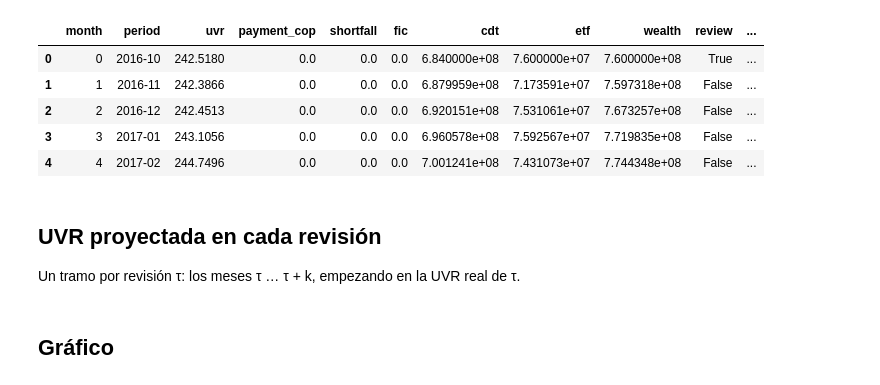
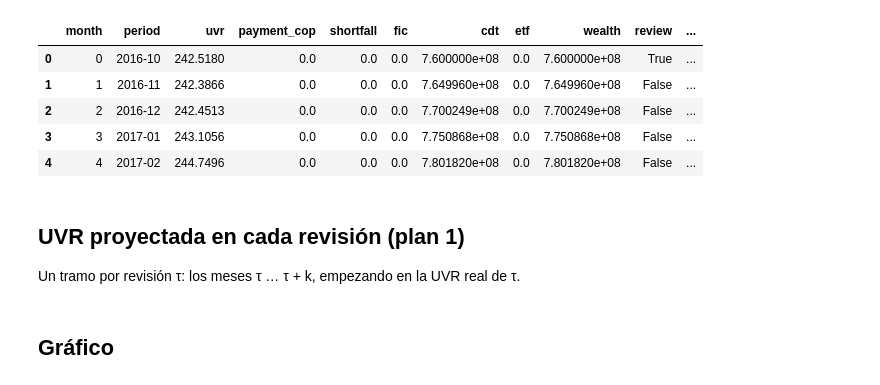
Before and after one commit to Efrain-J/seleccion-portafolio, a Jupyter notebook: notebooks/backtest_conservative.ipynb, the cells around one changed output. Cells and saved outputs as stored; diff of their text form; code cells hidden in the pictures.

```diff
--- a/notebooks/backtest_conservative.ipynb
+++ b/notebooks/backtest_conservative.ipynb
@@ -8,29 +11,35 @@ Lee `results/backtest_conservative.csv` (generado con `python -m uvr_loan.backte
 # %%
 import matplotlib.pyplot as plt
 import pandas as pd
 
 from uvr_loan.cashflows import decision_months, month_to_period
 from uvr_loan.config import RESULTS_DIR, load_assumptions
+from uvr_loan.data.cleaning import load_monthly_panel
 from uvr_loan.inflation import project_uvr, scenarios
 
 cfg = load_assumptions()
 bt = cfg["backtest"]
 k = bt["rebalance_every"]
 scenario = cfg["conservative"]["liquidity_scenario"]
-inflation = scenarios(cfg)[scenario]
+panel = load_monthly_panel(cfg)  # UVR history before each review
 
-results = pd.read_csv(RESULTS_DIR / "backtest_conservative.csv")
-results["date"] = pd.PeriodIndex(results["period"], freq="M").to_timestamp(how="end").normalize()
-results.head()
+PLANS = {"conservative": "Plan 1 – conservador", "cdt_ladder": "Plan 2 – escalera de CDT"}
+results = {}
+for plan in PLANS:
+    df = pd.read_csv(RESULTS_DIR / f"backtest_{plan}.csv")
+    df["date"] = pd.PeriodIndex(df["period"], freq="M").to_timestamp(how="end").normalize()
+    results[plan] = df
+dates = results["conservative"]["date"]
+results["cdt_ladder"].head()
 # %% [output]
 |  | month | period | uvr | payment_cop | shortfall | fic | cdt | etf | wealth | review | ... |
-| 0 | 0 | 2016-10 | 242.5180 | 0.0 | 0.0 | 0.0 | 6.840000e+08 | 7.600000e+07 | 7.600000e+08 | True | ... |
-| 1 | 1 | 2016-11 | 242.3866 | 0.0 | 0.0 | 0.0 | 6.879959e+08 | 7.173591e+07 | 7.597318e+08 | False | ... |
-| 2 | 2 | 2016-12 | 242.4513 | 0.0 | 0.0 | 0.0 | 6.920151e+08 | 7.531061e+07 | 7.673257e+08 | False | ... |
-| 3 | 3 | 2017-01 | 243.1056 | 0.0 | 0.0 | 0.0 | 6.960578e+08 | 7.592567e+07 | 7.719835e+08 | False | ... |
-| 4 | 4 | 2017-02 | 244.7496 | 0.0 | 0.0 | 0.0 | 7.001241e+08 | 7.431073e+07 | 7.744348e+08 | False | ... |
+| 0 | 0 | 2016-10 | 242.5180 | 0.0 | 0.0 | 0.0 | 7.600000e+08 | 0.0 | 7.600000e+08 | True | ... |
+| 1 | 1 | 2016-11 | 242.3866 | 0.0 | 0.0 | 0.0 | 7.649960e+08 | 0.0 | 7.649960e+08 | False | ... |
+| 2 | 2 | 2016-12 | 242.4513 | 0.0 | 0.0 | 0.0 | 7.700249e+08 | 0.0 | 7.700249e+08 | False | ... |
+| 3 | 3 | 2017-01 | 243.1056 | 0.0 | 0.0 | 0.0 | 7.750868e+08 | 0.0 | 7.750868e+08 | False | ... |
+| 4 | 4 | 2017-02 | 244.7496 | 0.0 | 0.0 | 0.0 | 7.801820e+08 | 0.0 | 7.801820e+08 | False | ... |
 # %% [markdown]
-## UVR proyectada en cada revisión
+## UVR proyectada en cada revisión (plan 1)
 
 Un tramo por revisión τ: los meses τ … τ + k, empezando en la UVR real de τ.
 # %%
```
Also changed, not shown: parts of 5 cells of this notebook, 15 other files.
